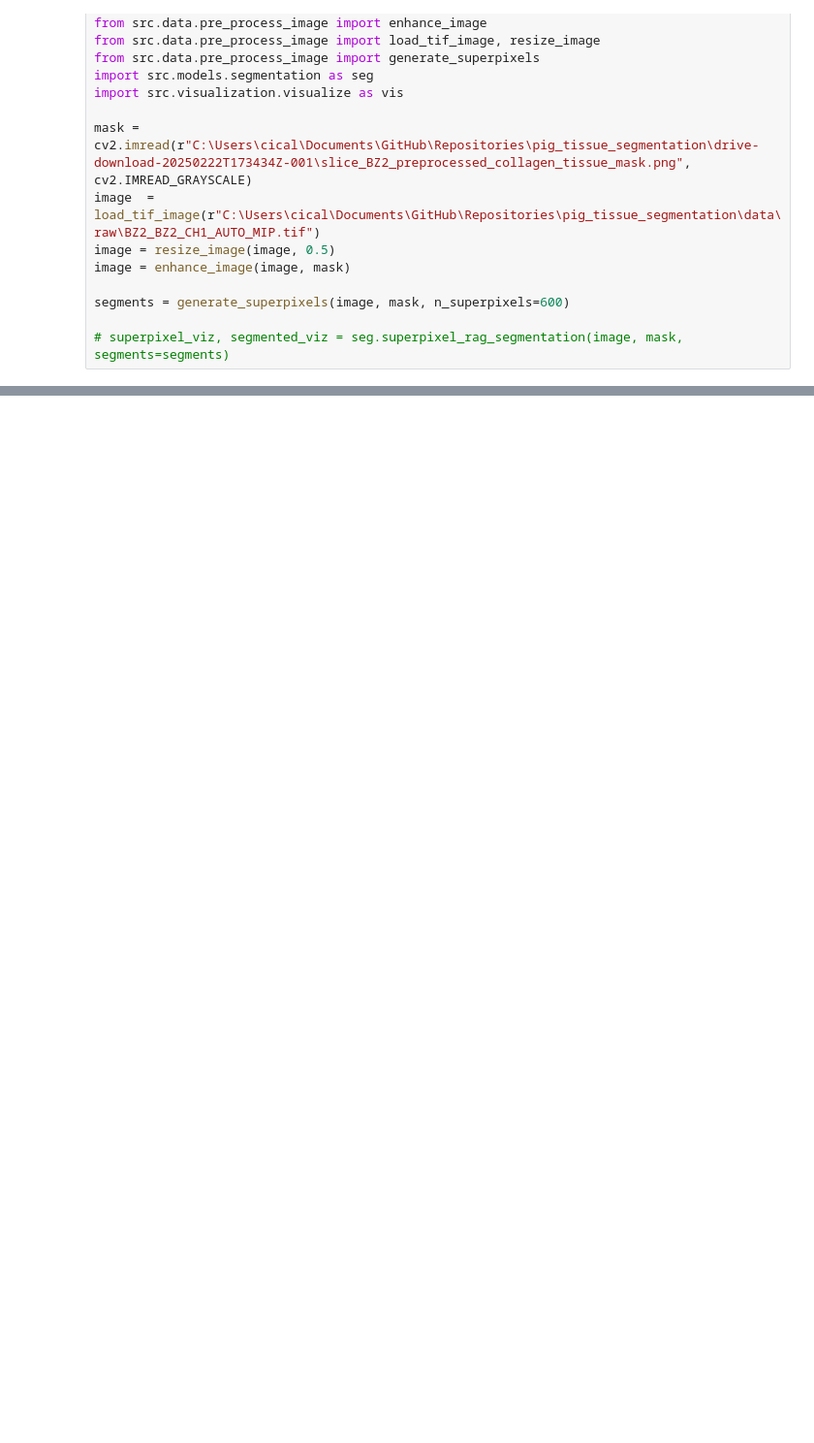
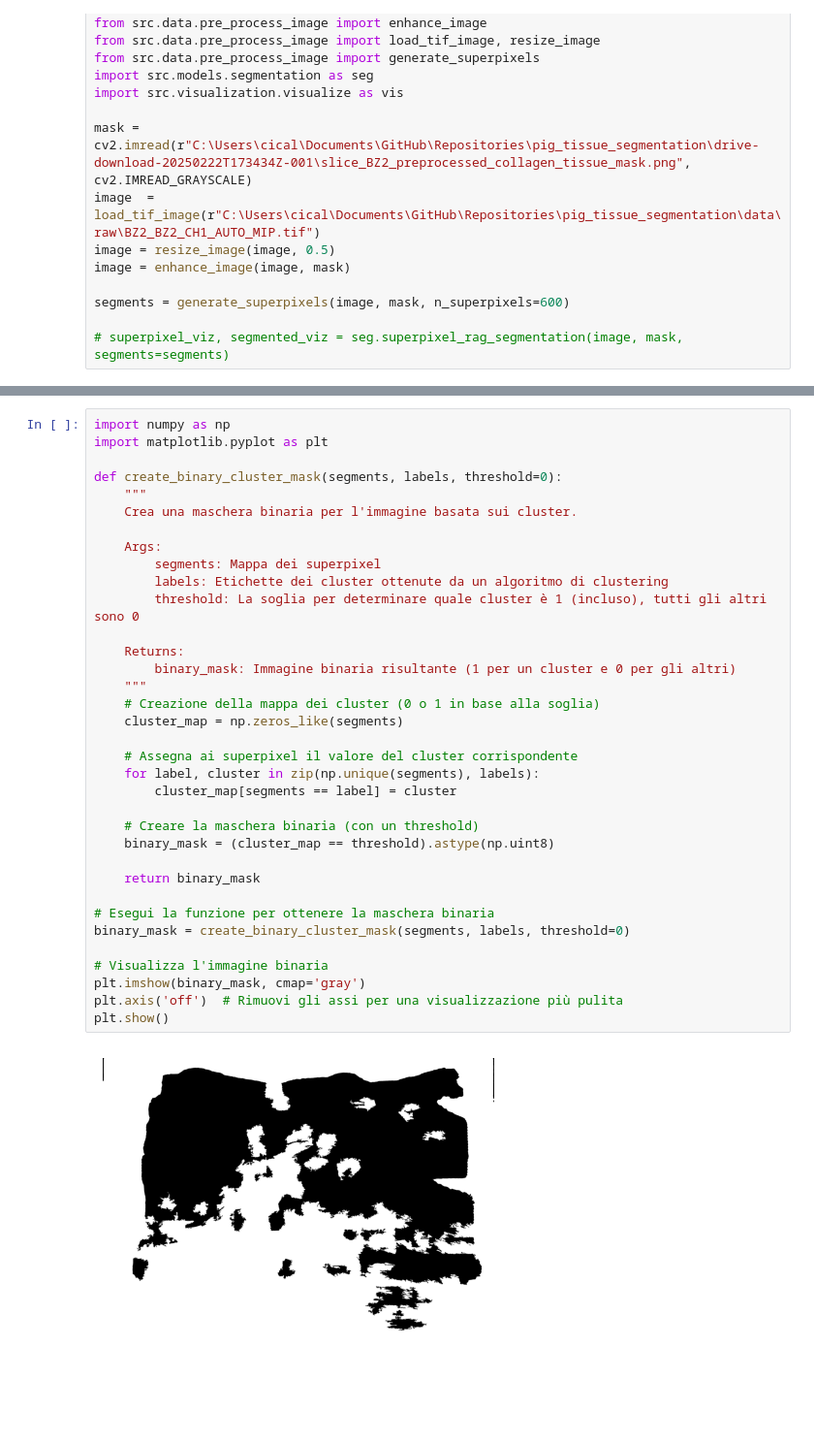
Before and after one commit to vincenzocivale/pig_tissue_segmentation, a Jupyter notebook: notebooks/main.ipynb, the cells around one changed output, grey strips where cells are left out. Shown: that part at 97% size. Cells and saved outputs as stored; diff of their text form; blank space fills up the shorter version.

```diff
--- a/notebooks/main.ipynb
+++ b/notebooks/main.ipynb
@@ -111,0 +99,37 @@ plot_masks(masks)
+# %%
+import numpy as np
+import matplotlib.pyplot as plt
+
+def create_binary_cluster_mask(segments, labels, threshold=0):
+    """
+    Crea una maschera binaria per l'immagine basata sui cluster.
+
+    Args:
+        segments: Mappa dei superpixel
+        labels: Etichette dei cluster ottenute da un algoritmo di clustering
+        threshold: La soglia per determinare quale cluster è 1 (incluso), tutti gli altri sono 0
+
+    Returns:
+        binary_mask: Immagine binaria risultante (1 per un cluster e 0 per gli altri)
+    """
+    # Creazione della mappa dei cluster (0 o 1 in base alla soglia)
+    cluster_map = np.zeros_like(segments)
+
+    # Assegna ai superpixel il valore del cluster corrispondente
+    for label, cluster in zip(np.unique(segments), labels):
+        cluster_map[segments == label] = cluster
+
+    # Creare la maschera binaria (con un threshold)
+    binary_mask = (cluster_map == threshold).astype(np.uint8)
+
+    return binary_mask
+
+# Esegui la funzione per ottenere la maschera binaria
+binary_mask = create_binary_cluster_mask(segments, labels, threshold=0)
+
+# Visualizza l'immagine binaria
+plt.imshow(binary_mask, cmap='gray')
+plt.axis('off')  # Rimuovi gli assi per una visualizzazione più pulita
+plt.show()
+# %% [output]
+[figure, added]
```
Also changed, not shown: parts of 4 cells of this notebook, 1 other file.
